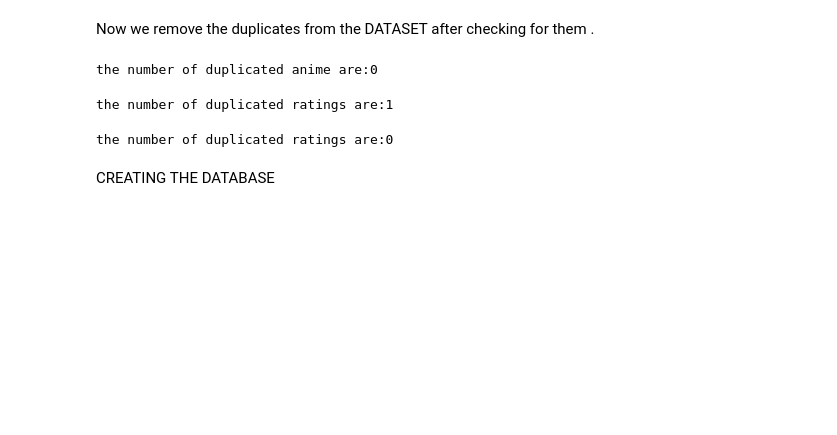
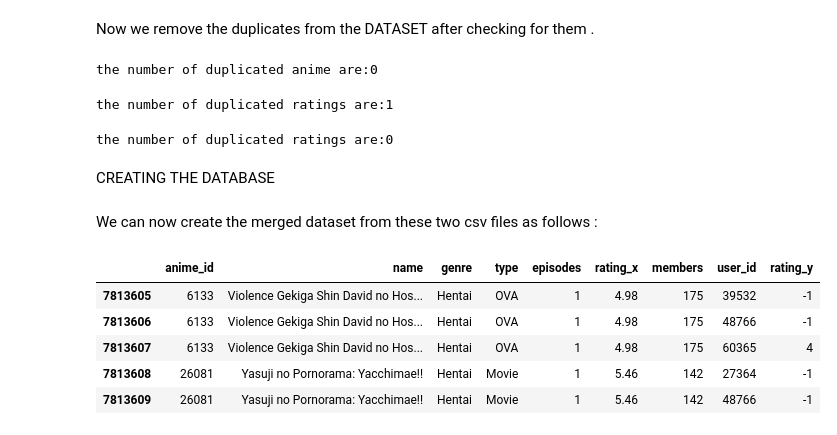
Before and after one commit to adityaaggupta2017/Statistical-Machine-Learning-Project, a Jupyter notebook: Top_Rated_Anime.ipynb, the cells around one changed output. Drawn from its saved outputs; the diff is of its cells as text; code cells hidden in the pictures; blank space fills up the shorter version.

```diff
--- a/Top_Rated_Anime.ipynb
+++ b/Top_Rated_Anime.ipynb
@@ -169,3 +180,15 @@ print(f"the number of duplicated ratings are:{number_of_duplicated_ratings}")
 the number of duplicated ratings are:0
 # %% [markdown]
 CREATING THE DATABASE
+# %% [markdown]
+We can now create the merged dataset from these two csv files as follows :
+# %%
+final_dataset = pd.merge(dataset , Ratings_Dataset , on ="anime_id")
+final_dataset.tail()
+# %% [output]
+|  | anime_id | name | genre | type | episodes | rating_x | members | user_id | rating_y |
+| 7813605 | 6133 | Violence Gekiga Shin David no Hos... | Hentai | OVA | 1 | 4.98 | 175 | 39532 | -1 |
+| 7813606 | 6133 | Violence Gekiga Shin David no Hos... | Hentai | OVA | 1 | 4.98 | 175 | 48766 | -1 |
+| 7813607 | 6133 | Violence Gekiga Shin David no Hos... | Hentai | OVA | 1 | 4.98 | 175 | 60365 | 4 |
+| 7813608 | 26081 | Yasuji no Pornorama: Yacchimae!! | Hentai | Movie | 1 | 5.46 | 142 | 27364 | -1 |
+| 7813609 | 26081 | Yasuji no Pornorama: Yacchimae!! | Hentai | Movie | 1 | 5.46 | 142 | 48766 | -1 |
```
Also changed, not shown: parts of 15 cells of this notebook, 1 other file.
